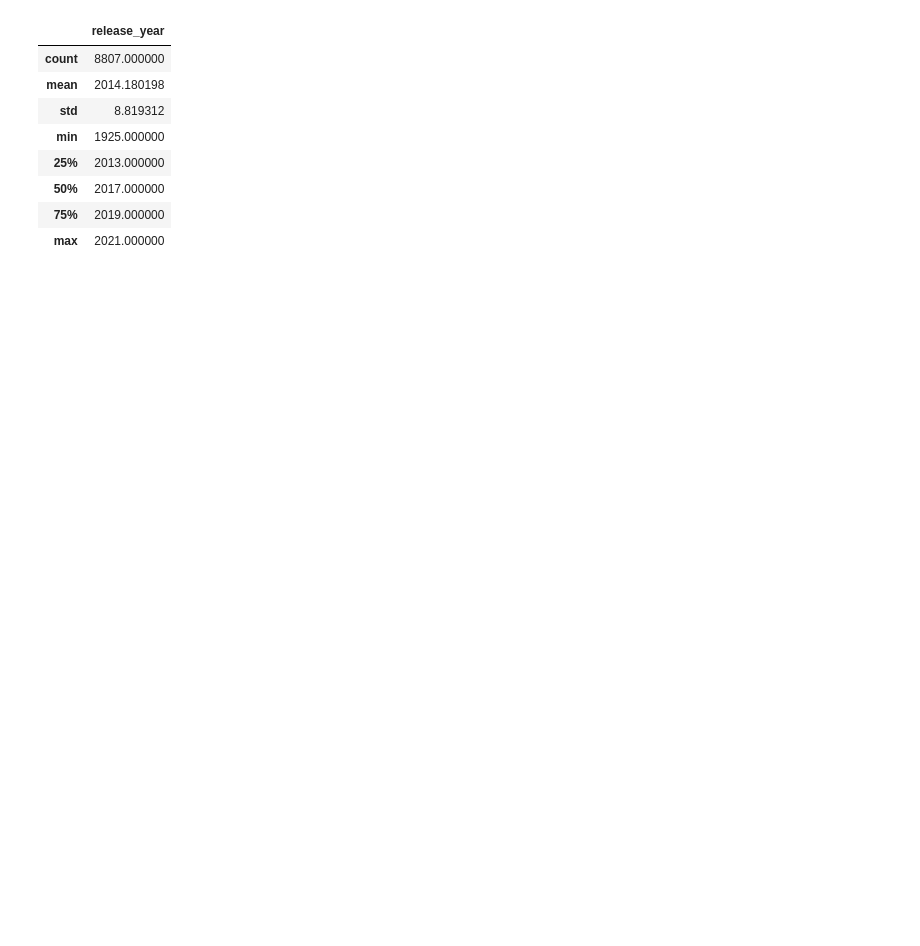
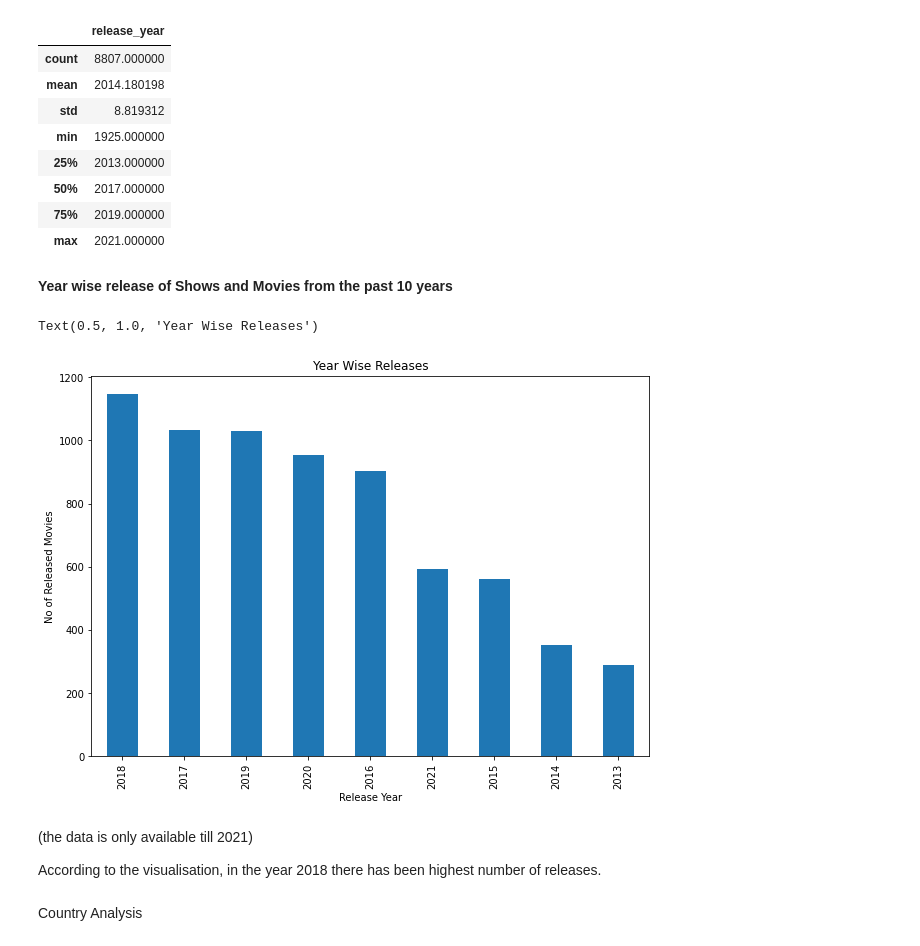
Before and after one commit to sai-pallavi-2003/NetflixShows-DescriptiveAnalysis, a Jupyter notebook: NetflixShows.ipynb, the cells around one changed output. Cells and saved outputs as stored; diff of their text form; code cells hidden in the pictures; blank space fills up the shorter version.

```diff
--- a/NetflixShows.ipynb
+++ b/NetflixShows.ipynb
@@ -80,3 +102,20 @@ netflix.describe()
 | 50% | 2017.000000 |
 | 75% | 2019.000000 |
 | max | 2021.000000 |
+# %% [markdown]
+**Year wise release of Shows and Movies from the past 10 years**
+# %%
+plt.figure(figsize=(13,10))
+g = netflix[netflix['release_year'] > 2012].release_year.value_counts().plot.bar(figsize=(10, 7))
+g.set_xlabel("Release Year")
+g.set_ylabel("No of Released Movies")
+g.set_title("Year Wise Releases")
+# %% [output]
+Text(0.5, 1.0, 'Year Wise Releases')
+[figure, added]
+# %% [markdown]
+(the data is only available till 2021)
+
+According to the visualisation, in the year 2018 there has been highest number of releases.
+# %% [markdown]
+Country Analysis
```
Also changed, not shown: parts of 6 cells of this notebook.
